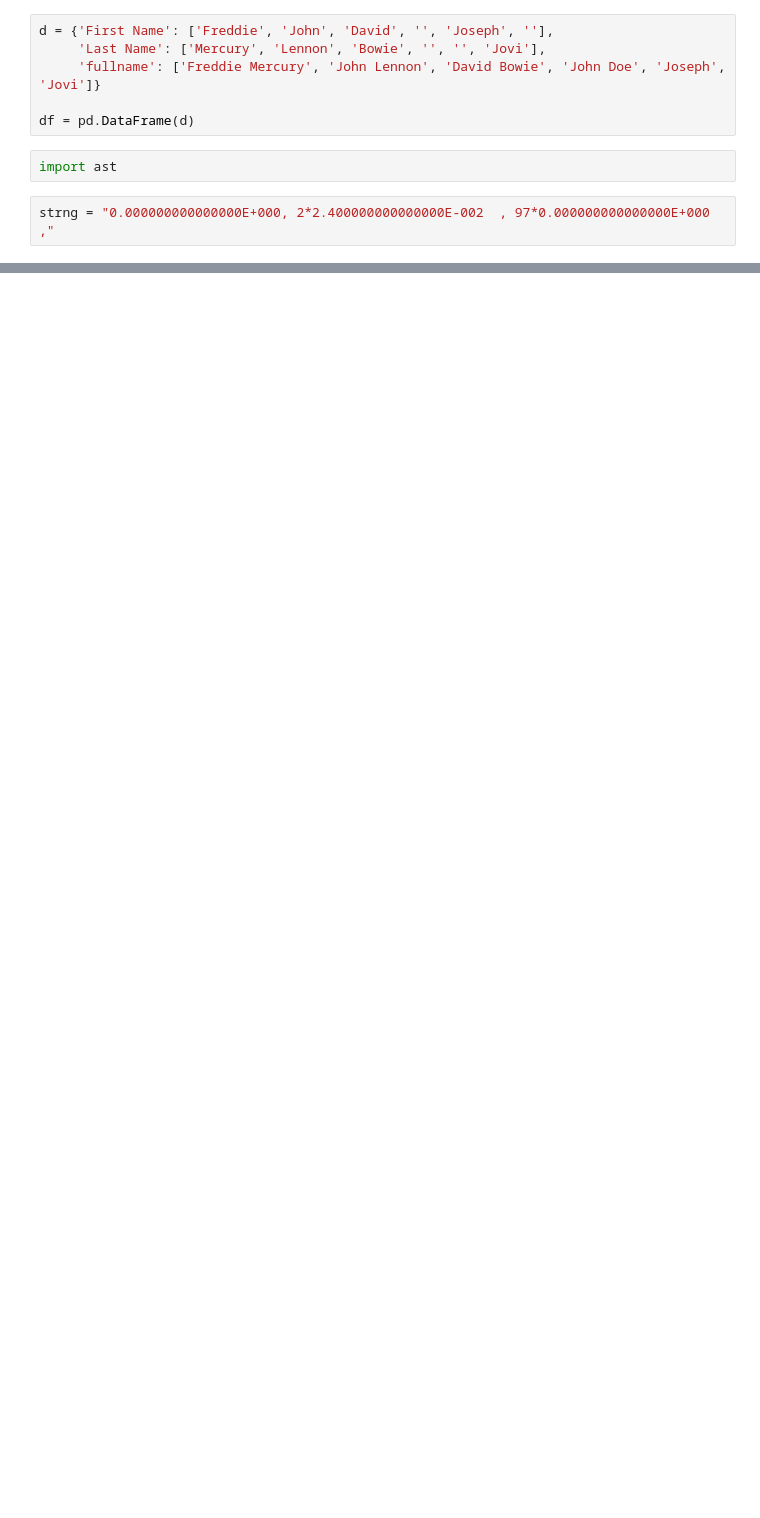
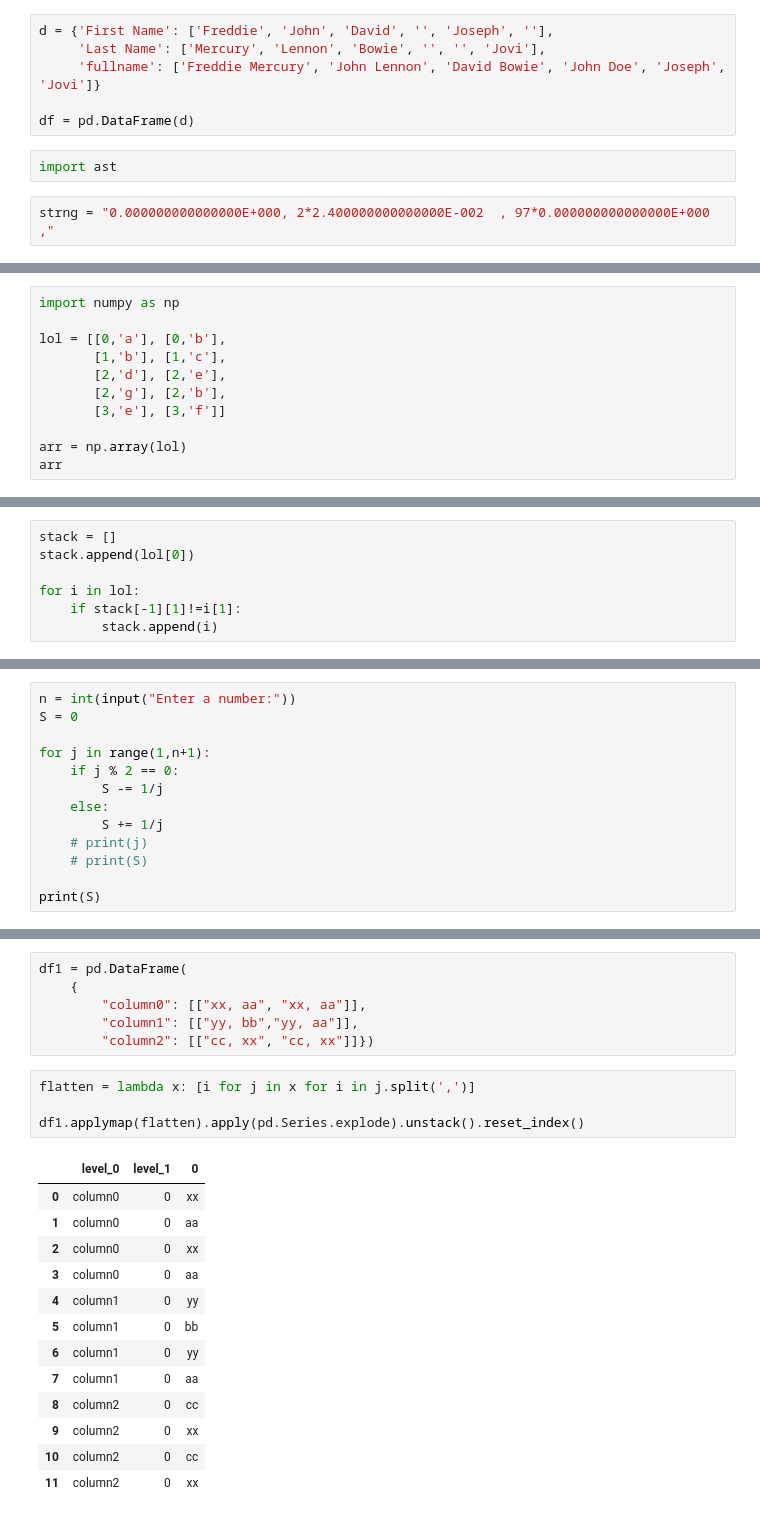
Before and after one commit to Akshaysehgal2005/Projects, a Jupyter notebook: SO/SO23.ipynb, the cells around one changed output, grey strips where cells are left out. Cells and saved outputs as stored; diff of their text form; blank space fills up the shorter version.

```diff
--- a/SO/SO23.ipynb
+++ b/SO/SO23.ipynb
@@ -237,0 +185,11 @@ intem=
+# %%
+import numpy as np
+
+lol = [[0,'a'], [0,'b'],
+       [1,'b'], [1,'c'],
+       [2,'d'], [2,'e'],
+       [2,'g'], [2,'b'],
+       [3,'e'], [3,'f']]
+
+arr = np.array(lol)
+arr
@@ -237,0 +225,7 @@ intem=
+# %%
+stack = []
+stack.append(lol[0])
+
+for i in lol:
+    if stack[-1][1]!=i[1]:
+        stack.append(i)
@@ -237,0 +309,13 @@ intem=
+# %%
+n = int(input("Enter a number:"))
+S = 0
+
+for j in range(1,n+1):
+    if j % 2 == 0:
+        S -= 1/j
+    else:
+        S += 1/j
+    # print(j)
+    # print(S)
+
+print(S)
@@ -237,0 +479,24 @@ intem=
+# %%
+df1 = pd.DataFrame(
+    {
+        "column0": [["xx, aa", "xx, aa"]],
+        "column1": [["yy, bb","yy, aa"]],
+        "column2": [["cc, xx", "cc, xx"]]})
+# %%
+flatten = lambda x: [i for j in x for i in j.split(',')]
+
+df1.applymap(flatten).apply(pd.Series.explode).unstack().reset_index()
+# %% [output]
+|  | level_0 | level_1 | 0 |
+| 0 | column0 | 0 | xx |
+| 1 | column0 | 0 | aa |
+| 2 | column0 | 0 | xx |
+| 3 | column0 | 0 | aa |
+| 4 | column1 | 0 | yy |
+| 5 | column1 | 0 | bb |
+| 6 | column1 | 0 | yy |
+| 7 | column1 | 0 | aa |
+| 8 | column2 | 0 | cc |
+| 9 | column2 | 0 | xx |
+| 10 | column2 | 0 | cc |
+| 11 | column2 | 0 | xx |
```
Also changed, not shown: parts of 93 cells of this notebook, 1 other file.
